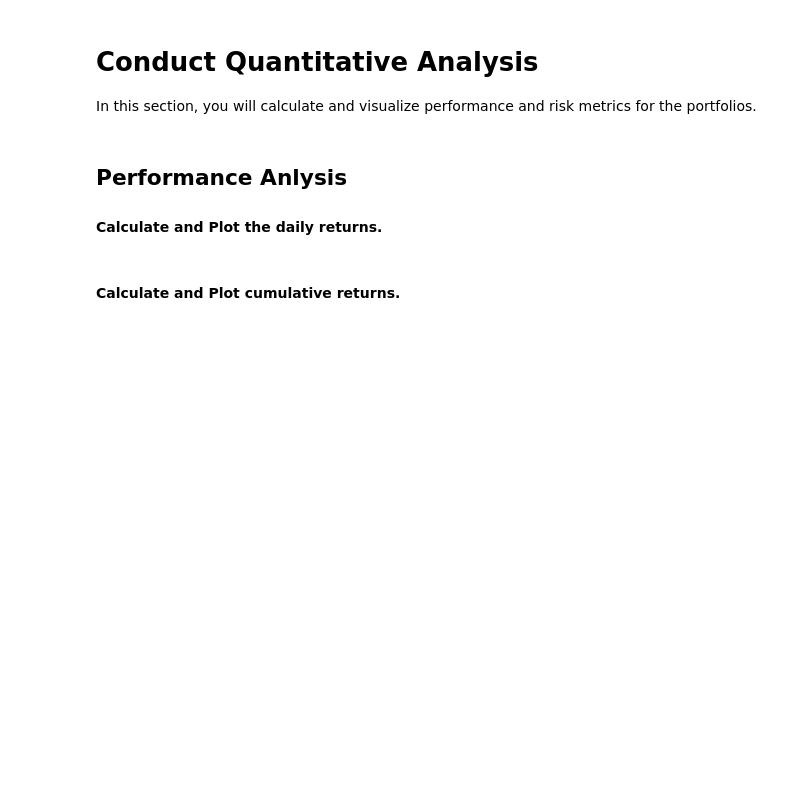
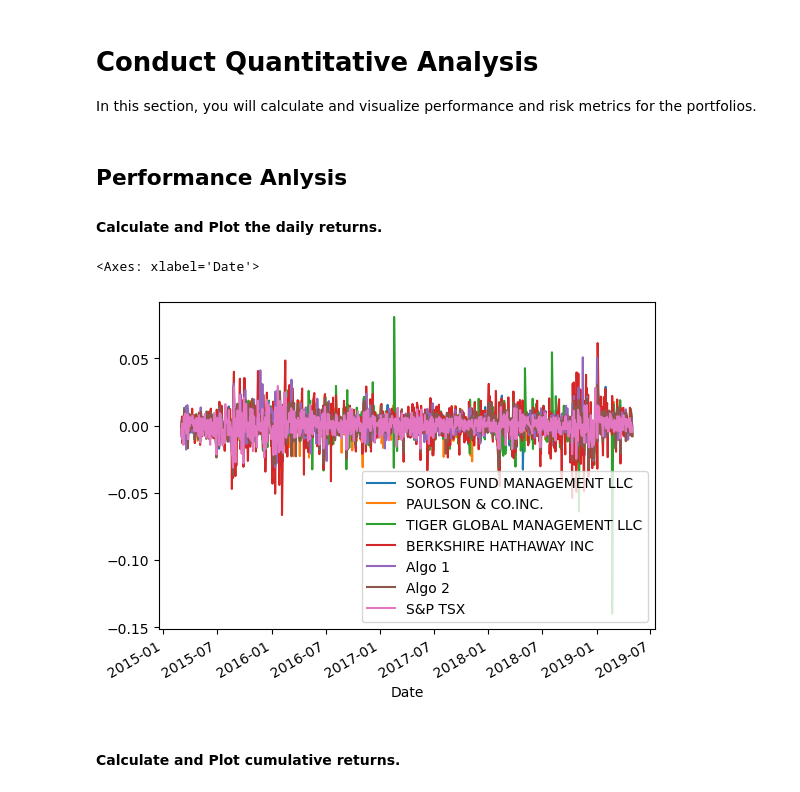
Before and after one commit to EthanB1/Portfolio-Returns-Analysis, a Jupyter notebook: whale_analysis.ipynb, the cells around one changed output. Cells and saved outputs as stored; diff of their text form; code cells hidden in the pictures; blank space fills up the shorter version.

```diff
--- a/whale_analysis.ipynb
+++ b/whale_analysis.ipynb
@@ -124,3 +124,6 @@ tsx_daily_returns = tsx_daily_returns.rename(columns={'Close' : "S&P TSX"})
 ## Combine Whale, Algorithmic, and S&P TSX 60 Returns
 # %%
 # Join Whale Returns, Algorithmic Returns, and the S&P TSX 60 Returns into a single DataFrame with columns for each portfolio's returns.
+portfolios = pd.concat([whale_returns_df, algo_returns_df, tsx_daily_returns], axis="columns", join="inner")
+
+portfolios.head()
@@ -136,6 +147,10 @@ In this section, you will calculate and visualize performance and risk metrics f
 #### Calculate and Plot the daily returns.
 # %%
 # Plot daily returns of all portfolios
+portfolios.plot()
+# %% [output]
+<Axes: xlabel='Date'>
+[figure, added]
 # %% [markdown]
 #### Calculate and Plot cumulative returns.
 # %%
```
Also changed, not shown: parts of 5 cells of this notebook.
